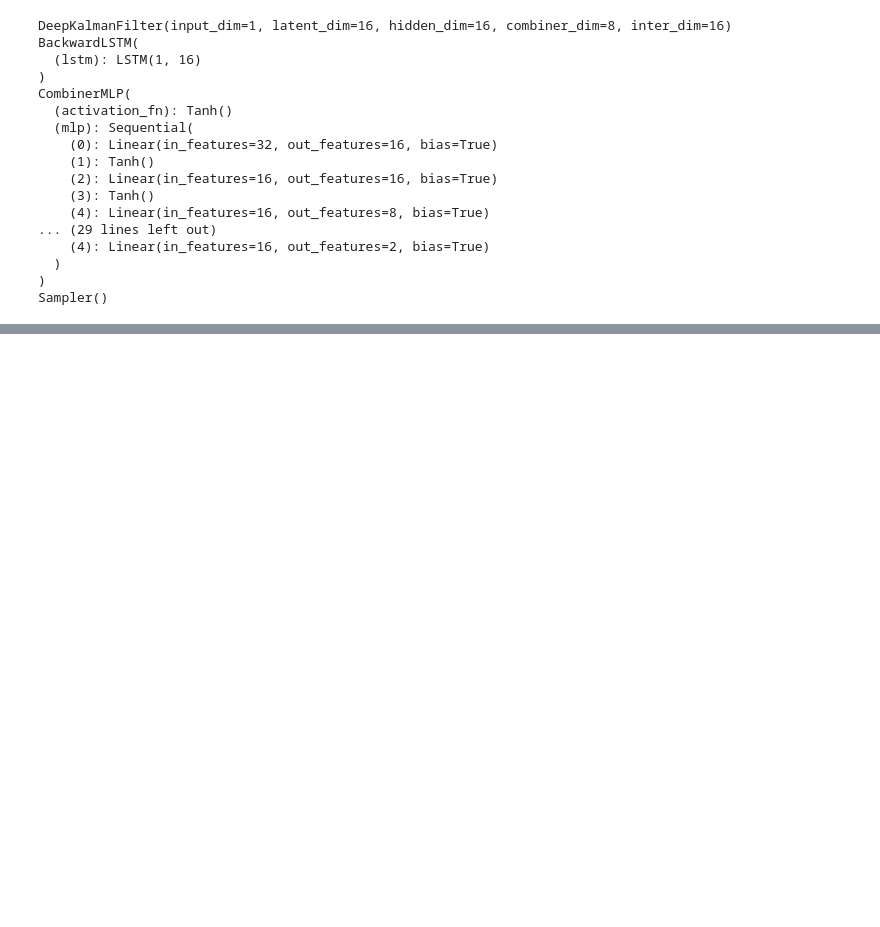
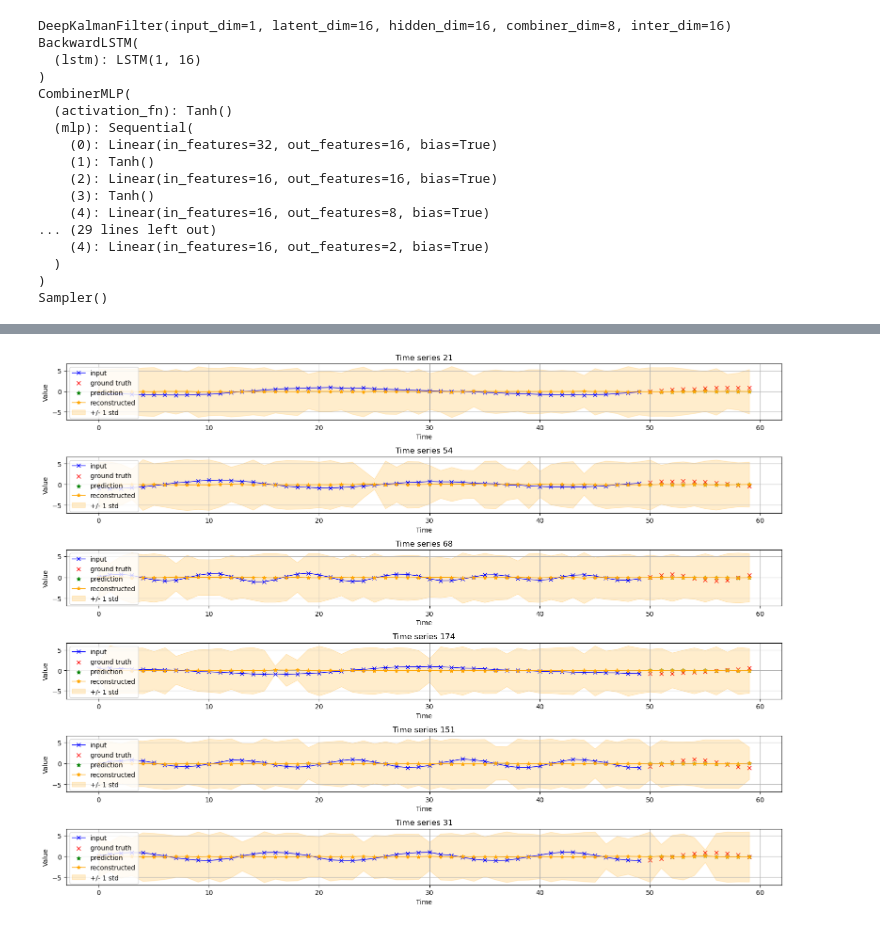
Before and after one commit to BenjaminDeporte/MVA_Stage, a Jupyter notebook: Train_DKF.ipynb, the cells around one changed output, grey strips where cells are left out. Drawn from its saved outputs; the diff is of its cells as text; code cells hidden in the pictures; blank space fills up the shorter version.

```diff
--- a/Train_DKF.ipynb
+++ b/Train_DKF.ipynb
@@ -1341,0 +1505,4 @@ sample_predictions(N_SAMPLES=6, model=dkf)
+# %%
+sample_predictions(N_SAMPLES=6, model=dkf)
+# %% [output]
+[figure, added]
```
Also changed, not shown: parts of 13 cells of this notebook.
